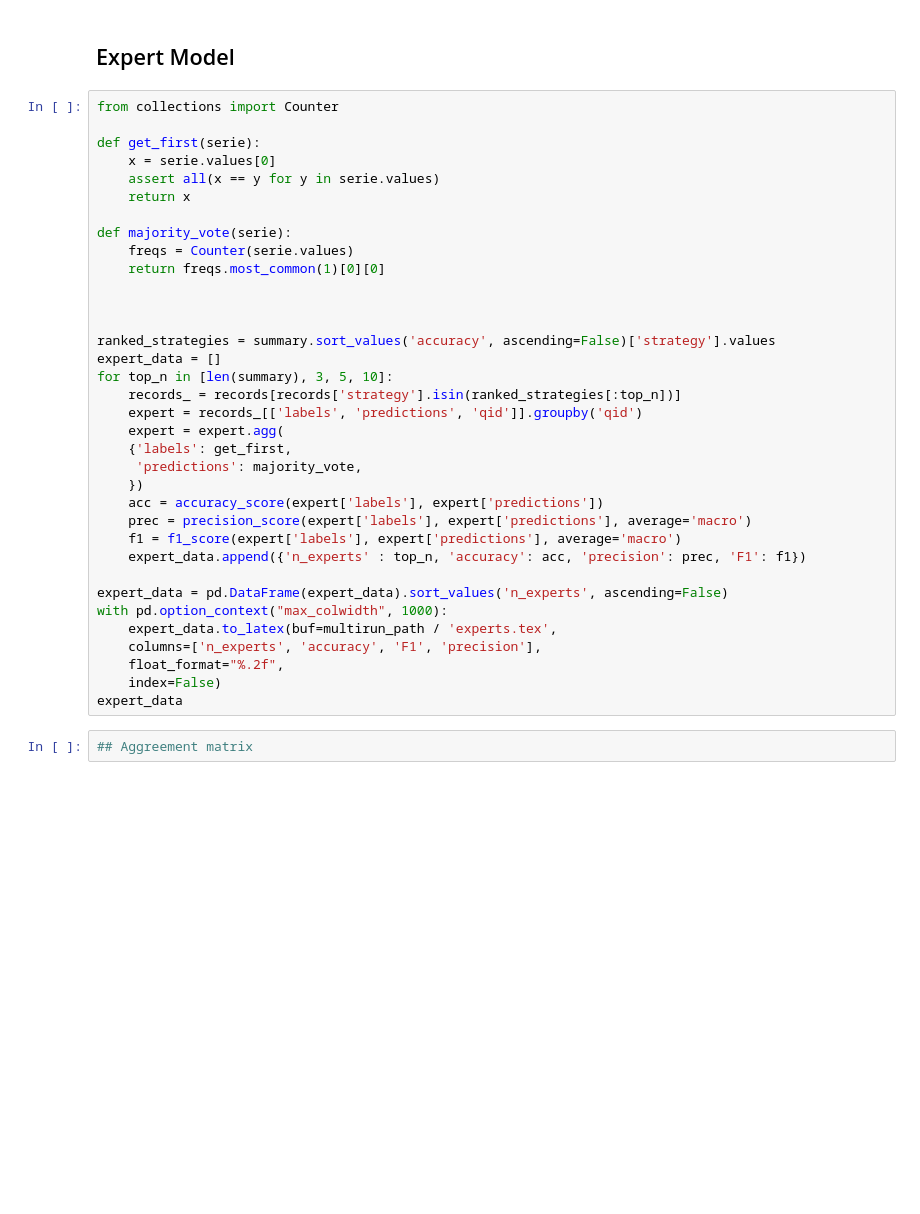
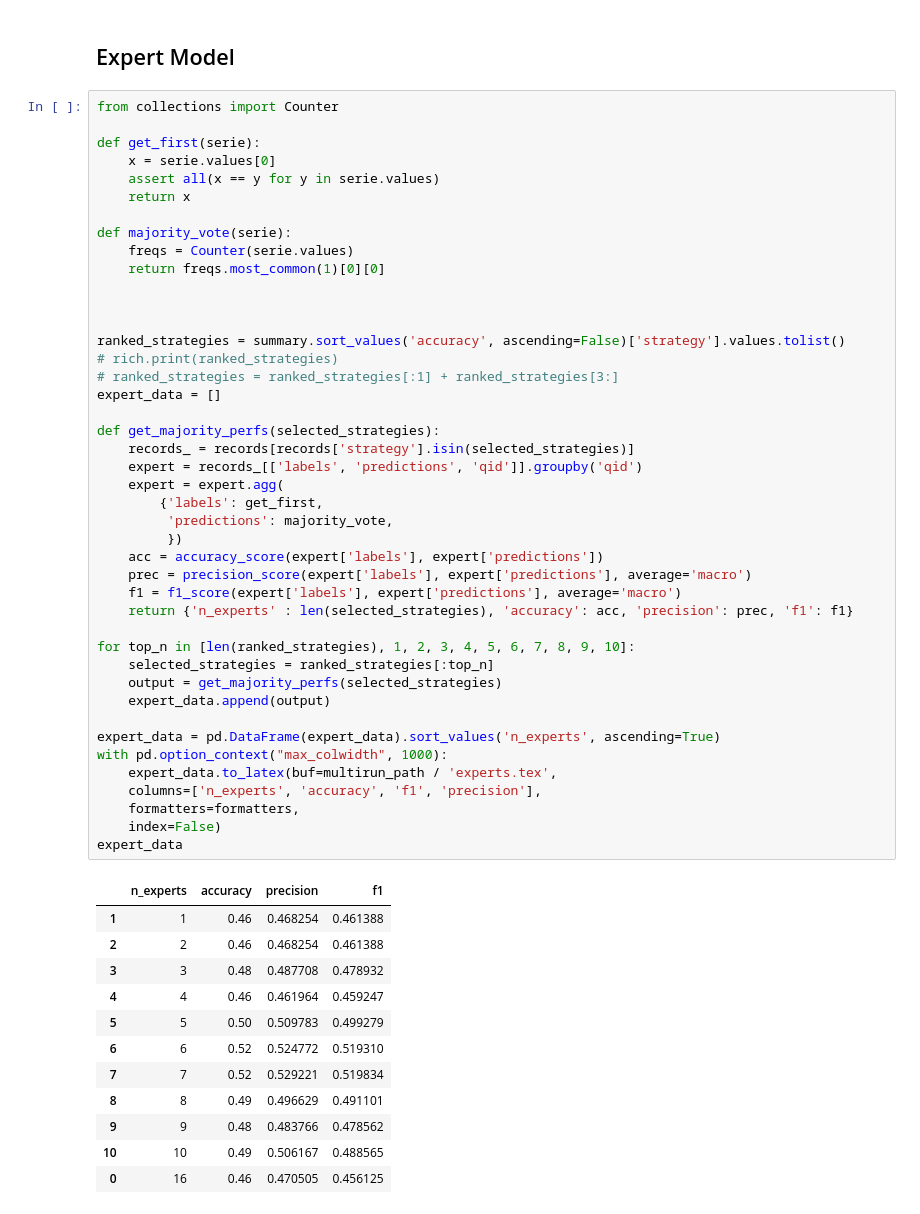
Before and after one commit to vlievin/medical-reasoning, a Jupyter notebook: notebooks/strategies.ipynb, the cells around one changed output. Cells and saved outputs as stored; diff of their text form; blank space fills up the shorter version.

```diff
--- a/notebooks/strategies.ipynb
+++ b/notebooks/strategies.ipynb
@@ -130,37 +189,56 @@ plt.show()
 # %%
 from collections import Counter
 
 def get_first(serie):
     x = serie.values[0]
     assert all(x == y for y in serie.values)
     return x
 
 def majority_vote(serie):
     freqs = Counter(serie.values)
     return freqs.most_common(1)[0][0]
 
 
 
-ranked_strategies = summary.sort_values('accuracy', ascending=False)['strategy'].values
+ranked_strategies = summary.sort_values('accuracy', ascending=False)['strategy'].values.tolist()
+# rich.print(ranked_strategies)
+# ranked_strategies = ranked_strategies[:1] + ranked_strategies[3:]
 expert_data = []
-for top_n in [len(summary), 3, 5, 10]:
-    records_ = records[records['strategy'].isin(ranked_strategies[:top_n])]
+
+def get_majority_perfs(selected_strategies):
+    records_ = records[records['strategy'].isin(selected_strategies)]
     expert = records_[['labels', 'predictions', 'qid']].groupby('qid')
     expert = expert.agg(
-    {'labels': get_first,
-     'predictions': majority_vote,
-    })
+        {'labels': get_first,
+         'predictions': majority_vote,
+         })
     acc = accuracy_score(expert['labels'], expert['predictions'])
     prec = precision_score(expert['labels'], expert['predictions'], average='macro')
     f1 = f1_score(expert['labels'], expert['predictions'], average='macro')
-    expert_data.append({'n_experts' : top_n, 'accuracy': acc, 'precision': prec, 'F1': f1})
+    return {'n_experts' : len(selected_strategies), 'accuracy': acc, 'precision': prec, 'f1': f1}
 
-expert_data = pd.DataFrame(expert_data).sort_values('n_experts', ascending=False)
+for top_n in [len(ranked_strategies), 1, 2, 3, 4, 5, 6, 7, 8, 9, 10]:
+    selected_strategies = ranked_strategies[:top_n]
+    output = get_majority_perfs(selected_strategies)
+    expert_data.append(output)
+
+expert_data = pd.DataFrame(expert_data).sort_values('n_experts', ascending=True)
 with pd.option_context("max_colwidth", 1000):
     expert_data.to_latex(buf=multirun_path / 'experts.tex',
-    columns=['n_experts', 'accuracy', 'F1', 'precision'],
-    float_format="%.2f",
+    columns=['n_experts', 'accuracy', 'f1', 'precision'],
+    formatters=formatters,
     index=False)
 expert_data
+# %% [output]
+|  | n_experts | accuracy | precision | f1 |
+| 1 | 1 | 0.46 | 0.468254 | 0.461388 |
+| 2 | 2 | 0.46 | 0.468254 | 0.461388 |
+| 3 | 3 | 0.48 | 0.487708 | 0.478932 |
+| 4 | 4 | 0.46 | 0.461964 | 0.459247 |
+| 5 | 5 | 0.50 | 0.509783 | 0.499279 |
+| 6 | 6 | 0.52 | 0.524772 | 0.519310 |
+| 7 | 7 | 0.52 | 0.529221 | 0.519834 |
+| 8 | 8 | 0.49 | 0.496629 | 0.491101 |
+| 9 | 9 | 0.48 | 0.483766 | 0.478562 |
+| 10 | 10 | 0.49 | 0.506167 | 0.488565 |
+| 0 | 16 | 0.46 | 0.470505 | 0.456125 |
-# %%
-## Aggreement matrix
```
Also changed, not shown: parts of 11 cells of this notebook, 3 other files.
